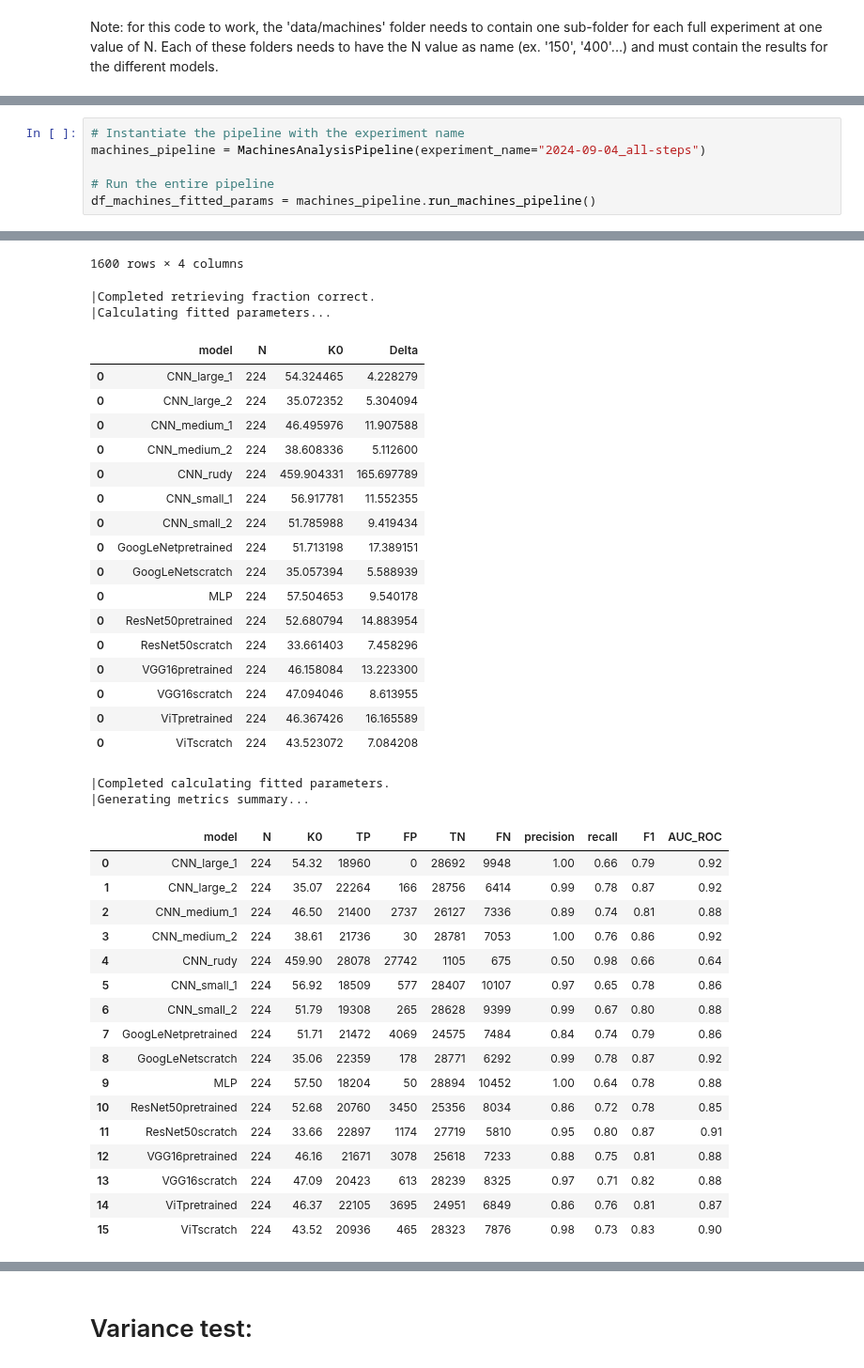
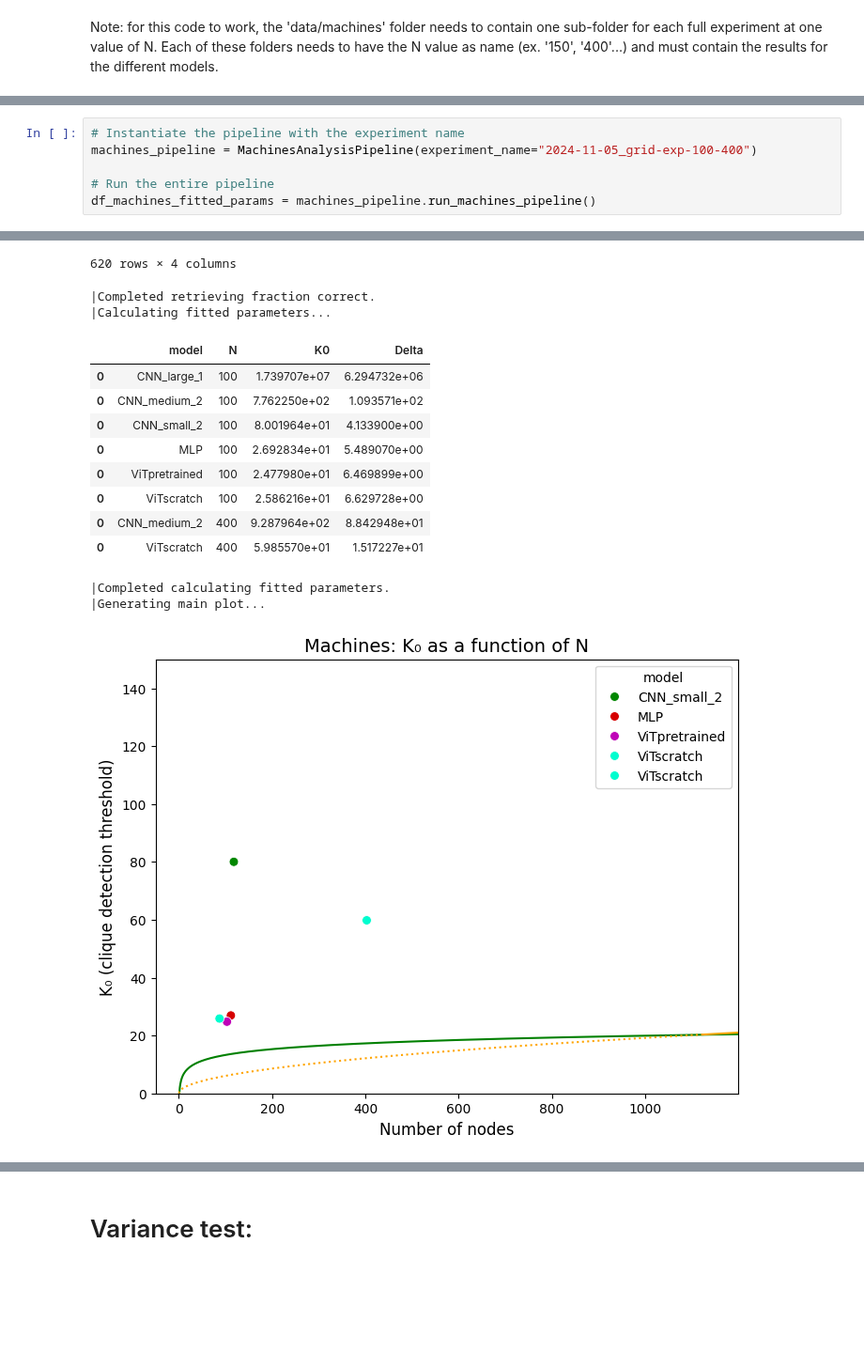
Before and after one commit to danieletirinnanzi/HUPLACLIP-analysis, a Jupyter notebook: data_analysis/HUPLACLIP-combined-analysis.ipynb, the cells around one changed output, grey strips where cells are left out. Shown at 94% size. Drawn from its saved outputs; the diff is of its cells as text; blank space fills up the shorter version.

Commit message:
analysis of first grid experiment at N100 and N400

```diff
--- a/data_analysis/HUPLACLIP-combined-analysis.ipynb
+++ b/data_analysis/HUPLACLIP-combined-analysis.ipynb
@@ -731,7 +737,7 @@ class MachinesAnalysisPipeline:
         return self.df_machines_fitted_params
 # %%
 # Instantiate the pipeline with the experiment name
-machines_pipeline = MachinesAnalysisPipeline(experiment_name="2024-09-04_all-steps")
+machines_pipeline = MachinesAnalysisPipeline(experiment_name="2024-11-05_grid-exp-100-400")
 
 # Run the entire pipeline
 df_machines_fitted_params = machines_pipeline.run_machines_pipeline()
@@ -752,39 +758,15 @@ df_machines_fitted_params = machines_pipeline.run_machines_pipeline()
-1600 rows × 4 columns
+620 rows × 4 columns
 |Completed retrieving fraction correct.
 |Calculating fitted parameters...
 |  | model | N | K0 | Delta |
-| 0 | CNN_large_1 | 224 | 54.324465 | 4.228279 |
-| 0 | CNN_large_2 | 224 | 35.072352 | 5.304094 |
-| 0 | CNN_medium_1 | 224 | 46.495976 | 11.907588 |
-| 0 | CNN_medium_2 | 224 | 38.608336 | 5.112600 |
-| 0 | CNN_rudy | 224 | 459.904331 | 165.697789 |
-| 0 | CNN_small_1 | 224 | 56.917781 | 11.552355 |
-| 0 | CNN_small_2 | 224 | 51.785988 | 9.419434 |
-| 0 | GoogLeNetpretrained | 224 | 51.713198 | 17.389151 |
-| 0 | GoogLeNetscratch | 224 | 35.057394 | 5.588939 |
-| 0 | MLP | 224 | 57.504653 | 9.540178 |
-| 0 | ResNet50pretrained | 224 | 52.680794 | 14.883954 |
-| 0 | ResNet50scratch | 224 | 33.661403 | 7.458296 |
-| 0 | VGG16pretrained | 224 | 46.158084 | 13.223300 |
-| 0 | VGG16scratch | 224 | 47.094046 | 8.613955 |
-| 0 | ViTpretrained | 224 | 46.367426 | 16.165589 |
-| 0 | ViTscratch | 224 | 43.523072 | 7.084208 |
+| 0 | CNN_large_1 | 100 | 1.739707e+07 | 6.294732e+06 |
+| 0 | CNN_medium_2 | 100 | 7.762250e+02 | 1.093571e+02 |
+| 0 | CNN_small_2 | 100 | 8.001964e+01 | 4.133900e+00 |
+| 0 | MLP | 100 | 2.692834e+01 | 5.489070e+00 |
+| 0 | ViTpretrained | 100 | 2.477980e+01 | 6.469899e+00 |
+| 0 | ViTscratch | 100 | 2.586216e+01 | 6.629728e+00 |
+| 0 | CNN_medium_2 | 400 | 9.287964e+02 | 8.842948e+01 |
+| 0 | ViTscratch | 400 | 5.985570e+01 | 1.517227e+01 |
 |Completed calculating fitted parameters.
-|Generating metrics summary...
+|Generating main plot...
-|  | model | N | K0 | TP | FP | TN | FN | precision | recall | F1 | AUC_ROC |
-| 0 | CNN_large_1 | 224 | 54.32 | 18960 | 0 | 28692 | 9948 | 1.00 | 0.66 | 0.79 | 0.92 |
-| 1 | CNN_large_2 | 224 | 35.07 | 22264 | 166 | 28756 | 6414 | 0.99 | 0.78 | 0.87 | 0.92 |
-| 2 | CNN_medium_1 | 224 | 46.50 | 21400 | 2737 | 26127 | 7336 | 0.89 | 0.74 | 0.81 | 0.88 |
-| 3 | CNN_medium_2 | 224 | 38.61 | 21736 | 30 | 28781 | 7053 | 1.00 | 0.76 | 0.86 | 0.92 |
-| 4 | CNN_rudy | 224 | 459.90 | 28078 | 27742 | 1105 | 675 | 0.50 | 0.98 | 0.66 | 0.64 |
-| 5 | CNN_small_1 | 224 | 56.92 | 18509 | 577 | 28407 | 10107 | 0.97 | 0.65 | 0.78 | 0.86 |
-| 6 | CNN_small_2 | 224 | 51.79 | 19308 | 265 | 28628 | 9399 | 0.99 | 0.67 | 0.80 | 0.88 |
-| 7 | GoogLeNetpretrained | 224 | 51.71 | 21472 | 4069 | 24575 | 7484 | 0.84 | 0.74 | 0.79 | 0.86 |
-| 8 | GoogLeNetscratch | 224 | 35.06 | 22359 | 178 | 28771 | 6292 | 0.99 | 0.78 | 0.87 | 0.92 |
-| 9 | MLP | 224 | 57.50 | 18204 | 50 | 28894 | 10452 | 1.00 | 0.64 | 0.78 | 0.88 |
-| 10 | ResNet50pretrained | 224 | 52.68 | 20760 | 3450 | 25356 | 8034 | 0.86 | 0.72 | 0.78 | 0.85 |
-| 11 | ResNet50scratch | 224 | 33.66 | 22897 | 1174 | 27719 | 5810 | 0.95 | 0.80 | 0.87 | 0.91 |
-| 12 | VGG16pretrained | 224 | 46.16 | 21671 | 3078 | 25618 | 7233 | 0.88 | 0.75 | 0.81 | 0.88 |
-| 13 | VGG16scratch | 224 | 47.09 | 20423 | 613 | 28239 | 8325 | 0.97 | 0.71 | 0.82 | 0.88 |
-| 14 | ViTpretrained | 224 | 46.37 | 22105 | 3695 | 24951 | 6849 | 0.86 | 0.76 | 0.81 | 0.87 |
-| 15 | ViTscratch | 224 | 43.52 | 20936 | 465 | 28323 | 7876 | 0.98 | 0.73 | 0.83 | 0.90 |
+[figure, new version]
```
Also changed, not shown: parts of 3 cells of this notebook, 19 other files.
